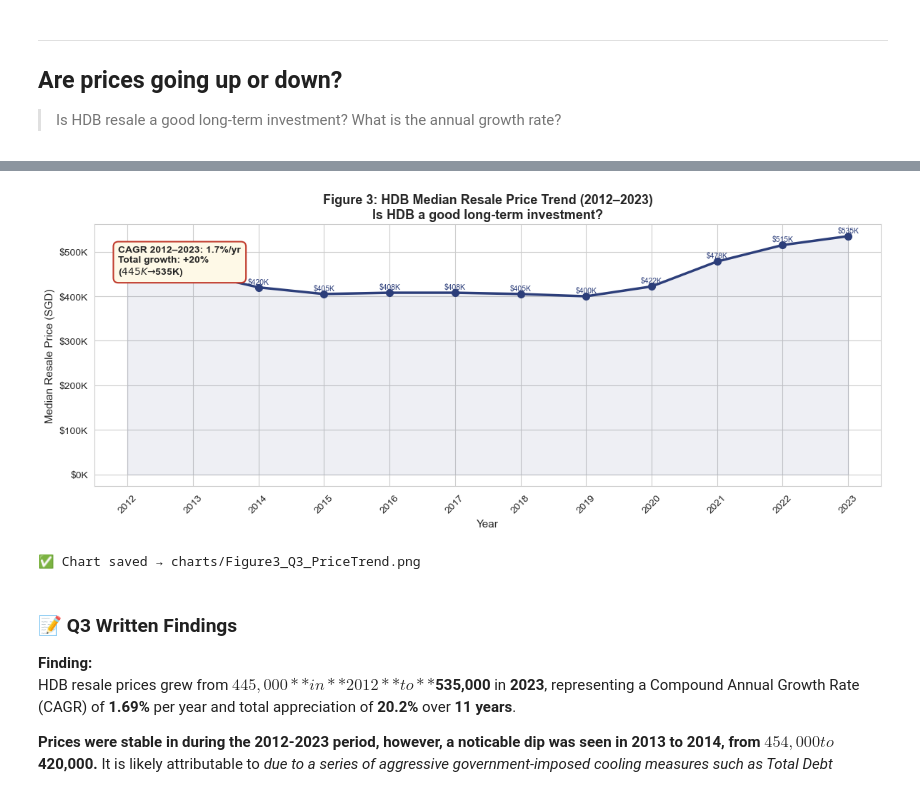
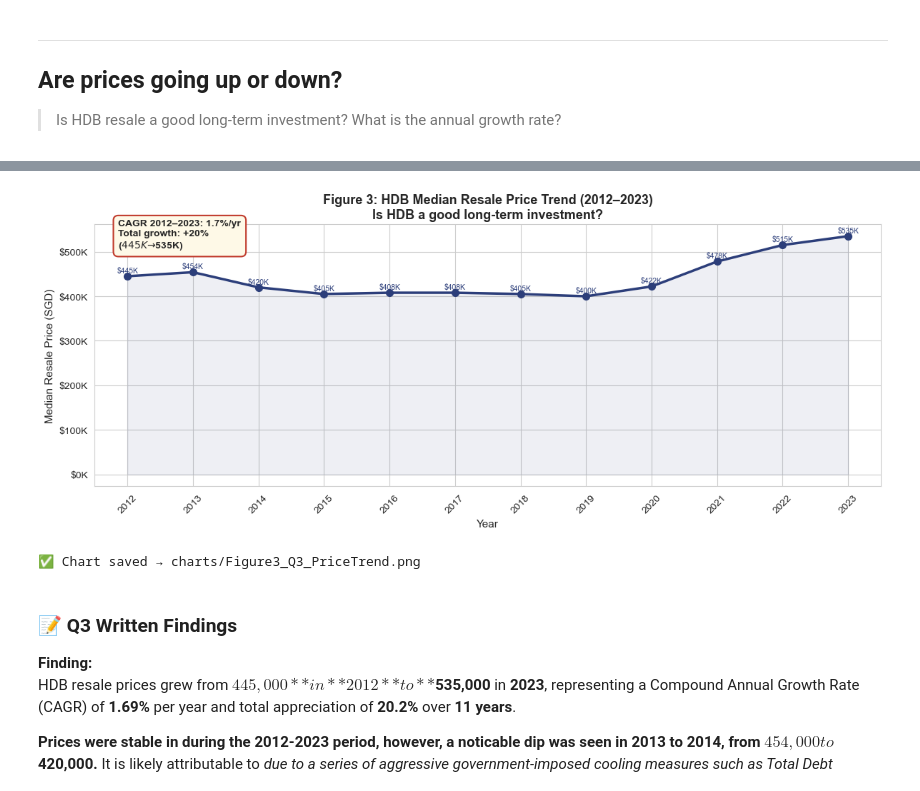
Before and after one commit to icedberries/G11_HDB_Analysis, a Jupyter notebook: G11_HDB_Analysis.ipynb, the cells around one changed output, grey strips where cells are left out. Drawn from its saved outputs; the diff is of its cells as text; code cells hidden in the pictures.

```diff
--- a/G11_HDB_Analysis.ipynb
+++ b/G11_HDB_Analysis.ipynb
@@ -747,35 +747,35 @@ for _, row in annual.iterrows():
     ax.text(row['year'], row['Median_Price'] + (annual['Median_Price'].max() * 0.015),
             f"${row['Median_Price']/1000:.0f}K",
             ha='center', fontsize=7.5, color=C_BLUE)
 
 # CAGR callout box
-ax.text(0.03, 0.92,
+ax.text(0.03, 1.02,
         f'CAGR {START_YEAR}–{END_YEAR}: {cagr:.1f}%/yr\n'
         f'Total growth: +{total_growth:.0f}%\n'
         f'(${start_price/1000:.0f}K → ${end_price/1000:.0f}K)',
         transform=ax.transAxes,
         fontsize=10, fontweight='bold', va='top',
         bbox=dict(boxstyle='round,pad=0.5', facecolor='#FEF9E7',
                   edgecolor=C_RED, linewidth=1.5)
        )
 
 ax.set_title(
     f'Figure 3: HDB Median Resale Price Trend ({START_YEAR}–{END_YEAR})\n'
     'Is HDB a good long-term investment?'
 )
 ax.set_xlabel('Year')
 ax.set_ylabel('Median Resale Price (SGD)')
 ax.yaxis.set_major_formatter(mticker.FuncFormatter(lambda x, _: f'${x/1000:.0f}K'))
 ax.set_xticks(annual['year'])
 plt.xticks(rotation=45)
 ax.set_xlim(START_YEAR - 0.5, END_YEAR + 0.5)
 
 plt.tight_layout()
 plt.savefig('charts/Figure3_Q3_PriceTrend.png', dpi=150, bbox_inches='tight')
 plt.show()
 print('✅ Chart saved → charts/Figure3_Q3_PriceTrend.png')
 # %% [output]
-[figure, old version]
+[figure, new version]
 ✅ Chart saved → charts/Figure3_Q3_PriceTrend.png
 # %% [markdown]
 ### 📝 Q3 Written Findings
```
